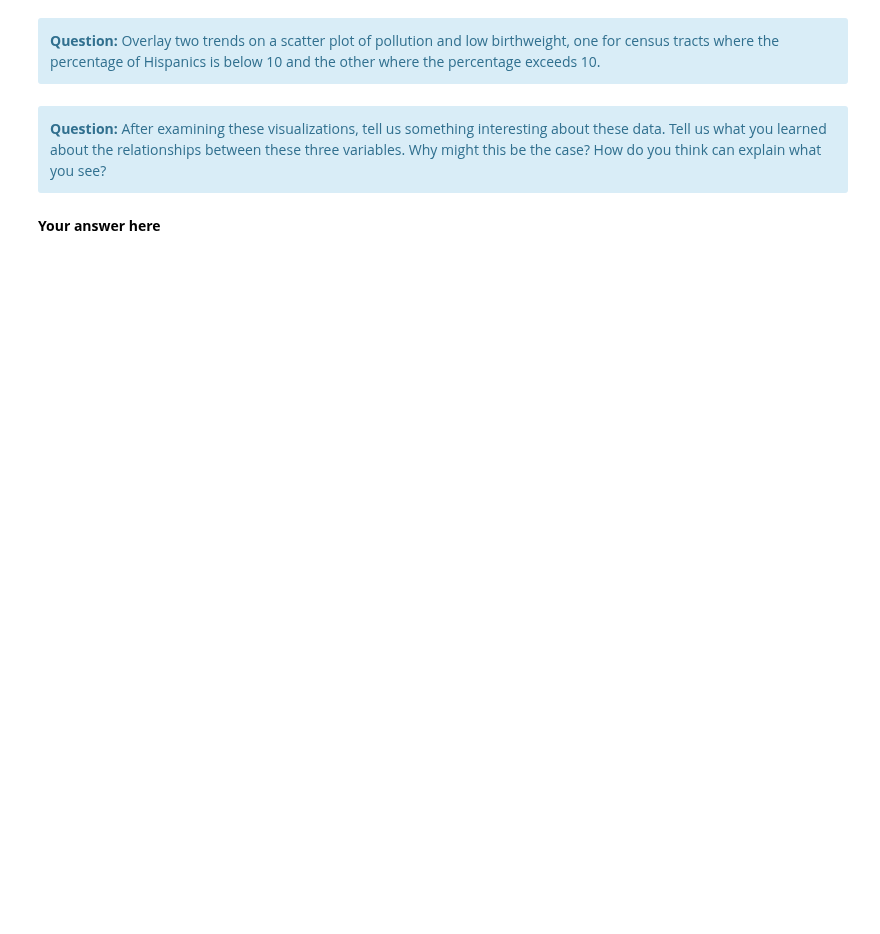
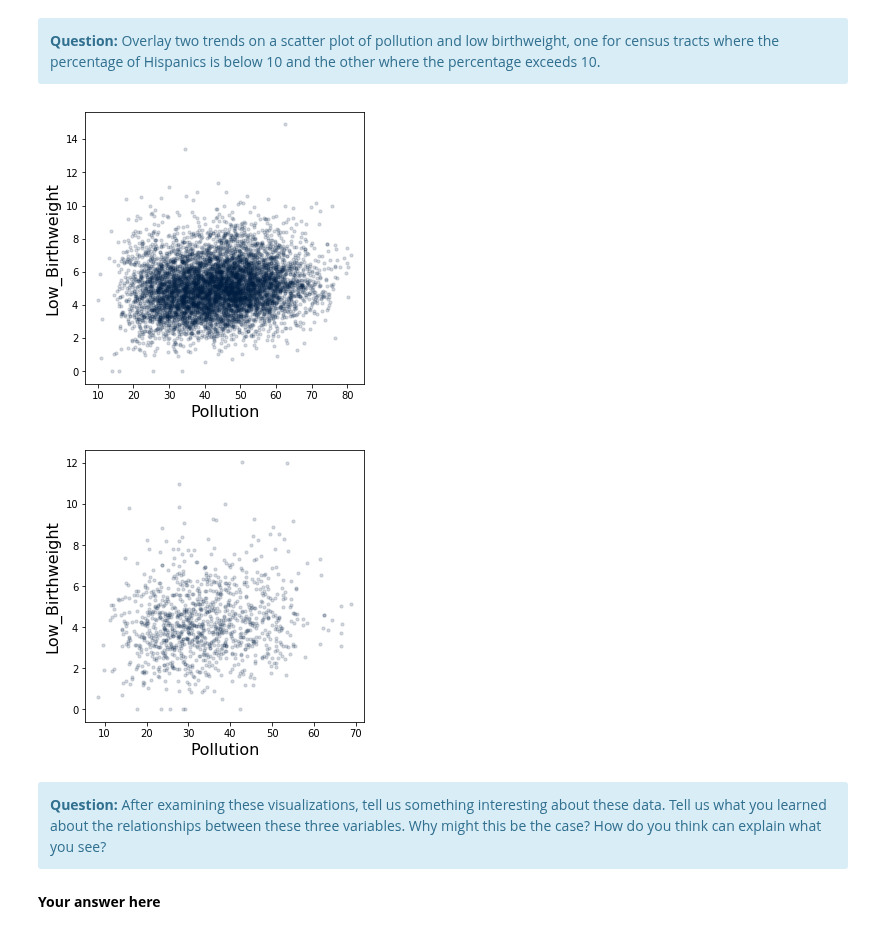
Before and after one commit to ds-modules/BUDS-SU21-Dev, a Jupyter notebook: Project_2/Pollution/Pollution.ipynb, the cells around one changed output. Saved outputs shown, nothing was run; the diff lists cells and outputs as text; code cells hidden in the pictures; blank space fills up the shorter version.

```diff
--- a/Project_2/Pollution/Pollution.ipynb
+++ b/Project_2/Pollution/Pollution.ipynb
@@ -318,10 +332,13 @@ ces_data.where('Hispanic', are.below(10)).select('Pollution').hist(bins = range(
    </div>
 # %%
 #KEY
-ces_data.where('Hispanic', are.above(9.99)).scatter('Pollution', 'Low_Birthweight')
-ces_data.where('Hispanic', are.below(10)).scatter('Pollution', 'Low_Birthweight')
+ces_data.where('Hispanic', are.above(9.99)).scatter('Pollution', 'Low_Birthweight',alpha = .16, s = 10)
+ces_data.where('Hispanic', are.below(10)).scatter('Pollution', 'Low_Birthweight', alpha = .16, s = 10)
 # ADD TWO TREND LINES
 # Make one scatterplot and color the points according to the variable...
+# %% [output]
+[figure, added]
+[figure, added]
 # %% [markdown]
 <div class="alert alert-info">
     <b>Question:</b> After examining these visualizations, tell us something interesting about these data. Tell us what you learned about the relationships between these three variables.
```
Also changed, not shown: parts of 7 cells of this notebook.
